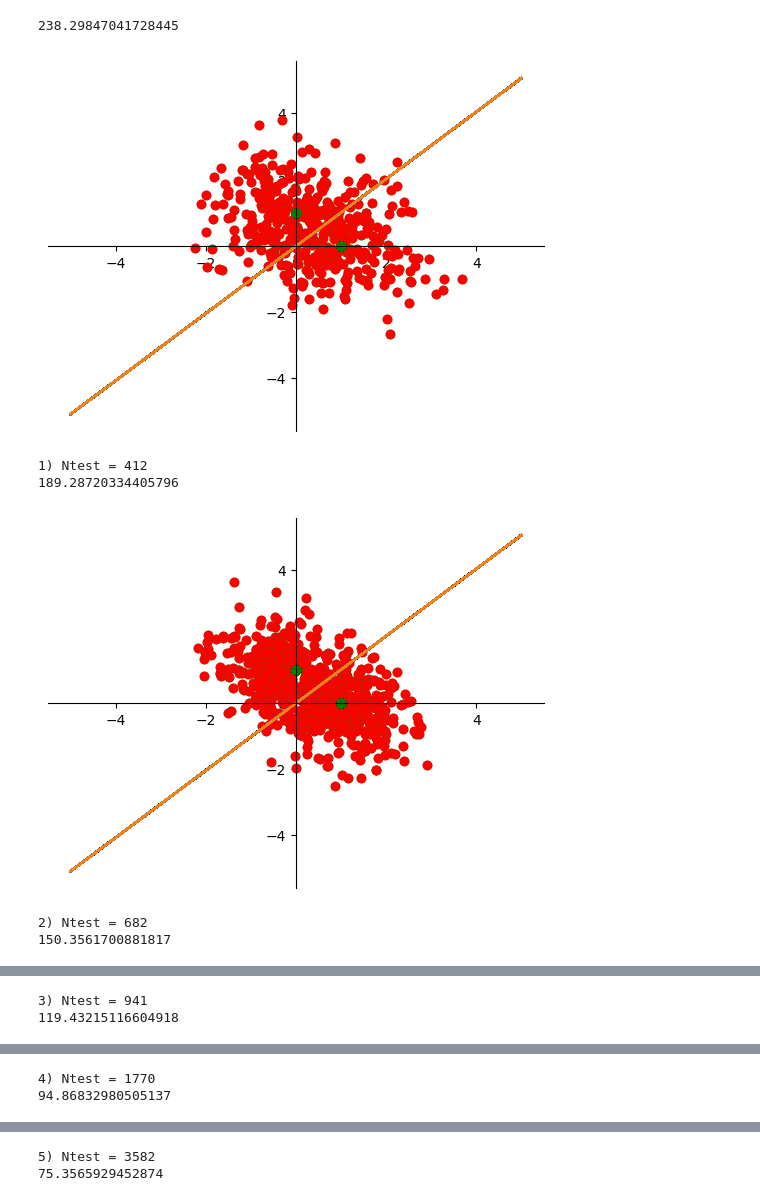
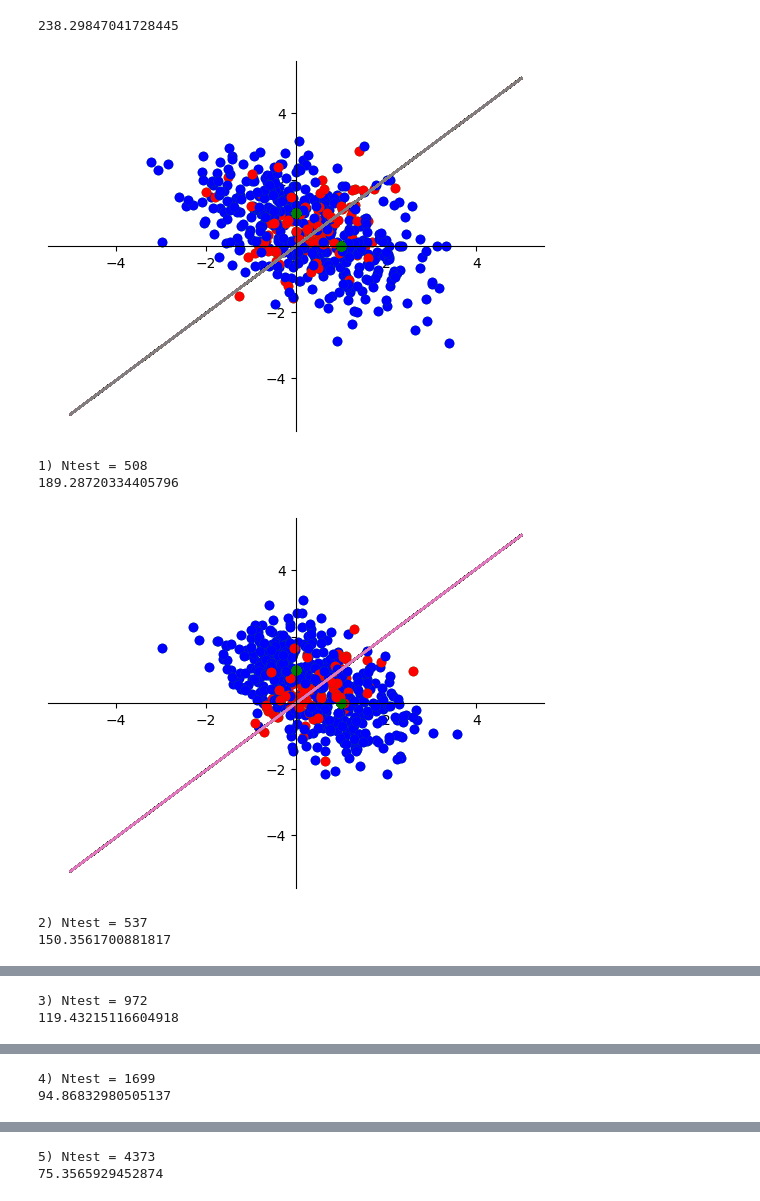
Before and after one commit to L0rdLizard/suaiOTS, a Jupyter notebook: lab04/lab04.ipynb, the cells around one changed output, grey strips where cells are left out. Drawn from its saved outputs; the diff is of its cells as text; code cells hidden in the pictures.

```diff
--- a/lab04/lab04.ipynb
+++ b/lab04/lab04.ipynb
@@ -55,13 +55,17 @@ for Ytemp in Ydb:
     while Nerr < Nerrmax:
         tmp = random.randint(0, 1)
         r = []
+        rIncorrect = []
         noise = np.random.normal(0, Psignal1 / Y, size=len(t))
 
+        currSignal = None
         for i in range(0, len(noise)):
             if tmp == 0:
-                r.append(S1vector[i] + noise[i] )
+                # currSignal = S1vector[i] + noise[i]
+                r.append(S1vector[i] + noise[i])
             if tmp == 1:
-                r.append(S2vector[i] + noise[i] )
+                # currSignal = S2vector[i] + noise[i]
+                r.append(S2vector[i] + noise[i])
 
         resX = 0
         resY = 0
@@ -70,43 +74,57 @@ for Ytemp in Ydb:
             resX += r[i] * S1vector[i] * dt
             resY += r[i] * S2vector[i] * dt
 
-        plt.plot([x1, math.ceil(x2), resX], [math.ceil(y1), y2, resY], 'go', resX, resY, 'ro', [-5, 5, -5, 5], perp([-5, 5, -5, 5]))
+
 
         ax = plt.gca()
 
         ax.spines['left'].set_position('center')
         ax.spines['bottom'].set_position('center')
         ax.spines['top'].set_visible(False)
         ax.spines['right'].set_visible(False)
 
+        foundError = False
+
         if tmp == 0:
             if resY > perp(resX):
                 Nerr += 1
+                foundError = True
 
         if resY == perp(resX):
             Nerr +=1
+            foundError = True
 
         if tmp == 1:
             if resY < perp(resX):
                 Nerr += 1
+                foundError = True
 
         Ntest += 1
+        if (foundError):
+            # rIncorrect.append(currSignal)
+            plt.plot([x1, math.ceil(x2), resX], [math.ceil(y1), y2, resY], 'go', resX, resY, 'ro', [-5, 5, -5, 5], perp([-5, 5, -5, 5]))
+        else:
+            # r.append(currSignal)
+            plt.plot([x1, math.ceil(x2), resX], [math.ceil(y1), y2, resY], 'go', resX, resY, 'bo', [-5, 5, -5, 5], perp([-5, 5, -5, 5]))
+
+
     plt.show()
     Po.append(Nerrmax/Ntest)
     print(Ytemp, ') Ntest = ', Ntest, sep='')
     Pteor.append(np.exp(-(3*Psignal1)/((2*(q-1)*Psignal1/Y))))
+    # Pteor.append((q-1)*(np.sqrt(Psignal1/(Psignal1/Y))))
 
 line1 = plt.plot(Ydb, Po,label = 'практическая')
 line2 = plt.plot(Ydb, Pteor,label = 'теоретическая')
 
 plt.legend()
 plt.yscale('log')
 plt.show()
 # %% [output]
 238.29847041728445
-[figure, old version]
+[figure, new version]
-1) Ntest = 412
+1) Ntest = 508
 189.28720334405796
-[figure, old version]
+[figure, new version]
-2) Ntest = 682
+2) Ntest = 537
 150.3561700881817
@@ -114,2 +132,2 @@ plt.show()
-3) Ntest = 941
+3) Ntest = 972
 119.43215116604918
@@ -117,2 +135,2 @@ plt.show()
-4) Ntest = 1770
+4) Ntest = 1699
 94.86832980505137
@@ -120,2 +138,2 @@ plt.show()
-5) Ntest = 3582
+5) Ntest = 4373
 75.3565929452874
```
Also changed, not shown: parts of 1 cell of this notebook, 3 other files.
